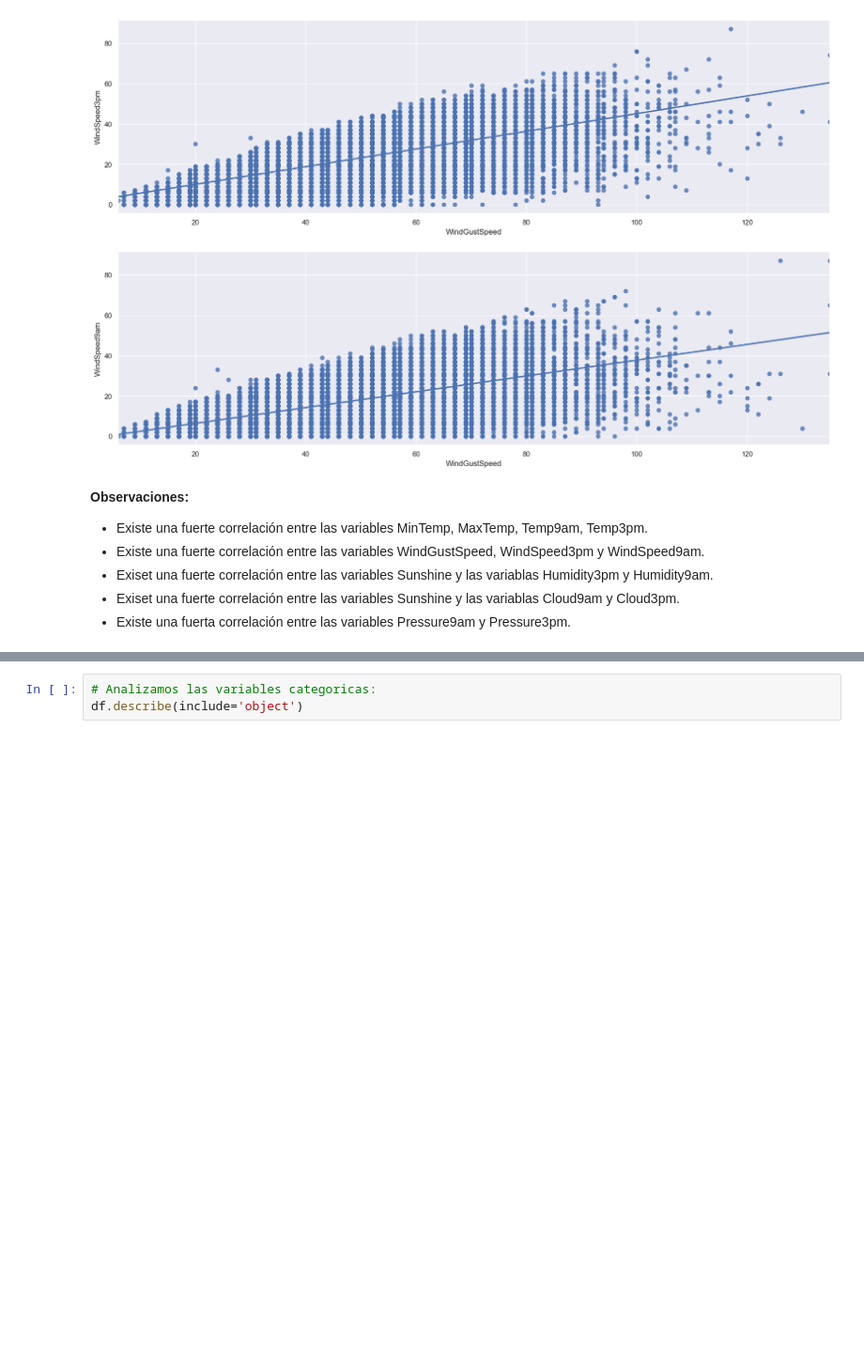
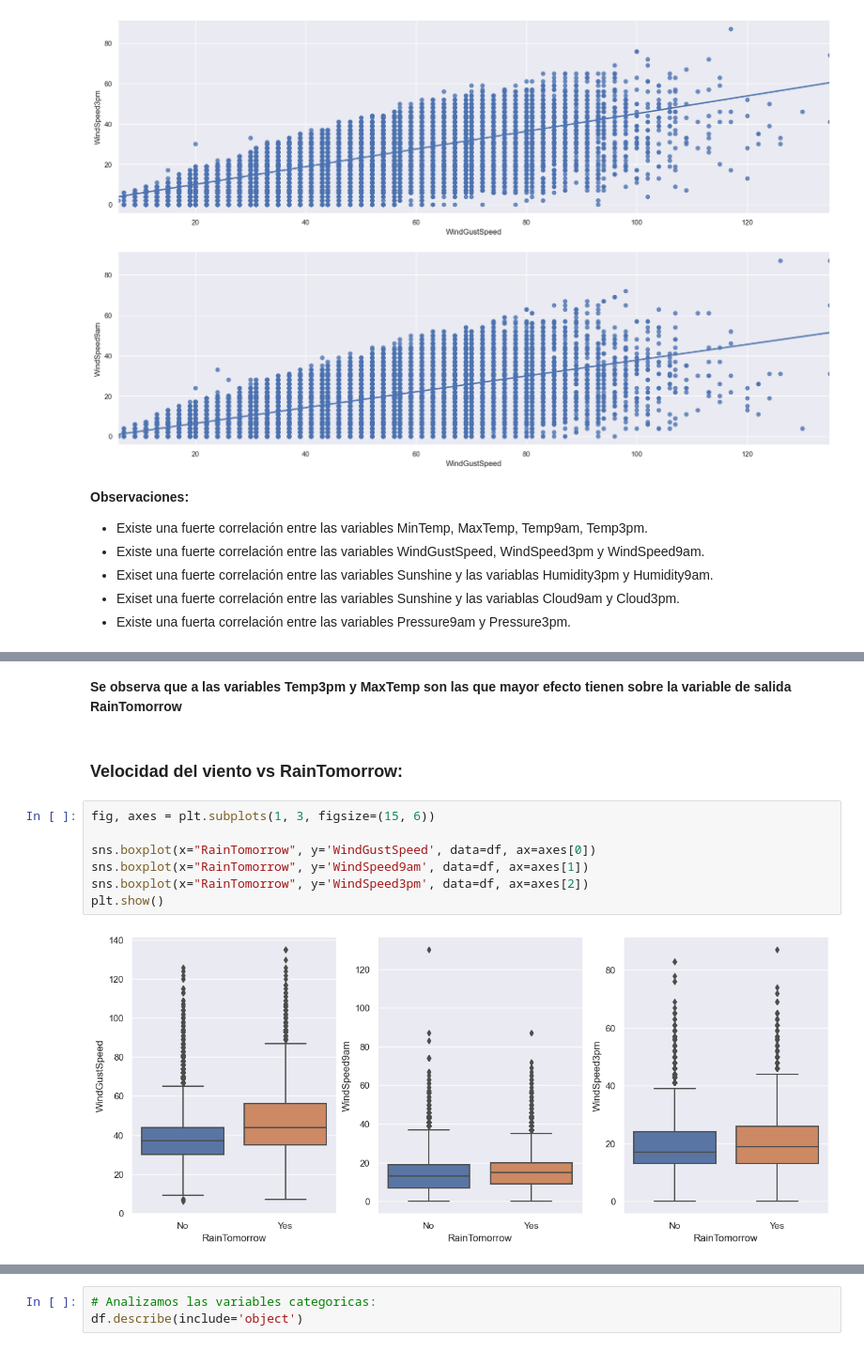
Before and after one commit to pedromperezc/Intro-AI, a Jupyter notebook: TP1 INTEGRADOR/TP Integrador.ipynb, the cells around one changed output, grey strips where cells are left out. Shown at 94% size. Cells and saved outputs as stored; diff of their text form; blank space fills up the shorter version.

```diff
--- a/TP1 INTEGRADOR/TP Integrador.ipynb
+++ b/TP1 INTEGRADOR/TP Integrador.ipynb
@@ -205,0 +270,13 @@ plt.show()
+# %% [markdown]
+**Se observa que a las variables Temp3pm y MaxTemp son las que mayor efecto tienen sobre la variable de salida RainTomorrow**
+# %% [markdown]
+### Velocidad del viento vs RainTomorrow:
+# %%
+fig, axes = plt.subplots(1, 3, figsize=(15, 6))
+
+sns.boxplot(x="RainTomorrow", y='WindGustSpeed', data=df, ax=axes[0])
+sns.boxplot(x="RainTomorrow", y='WindSpeed9am', data=df, ax=axes[1])
+sns.boxplot(x="RainTomorrow", y='WindSpeed3pm', data=df, ax=axes[2])
+plt.show()
+# %% [output]
+[figure, added]
```
Also changed, not shown: parts of 49 cells of this notebook.
